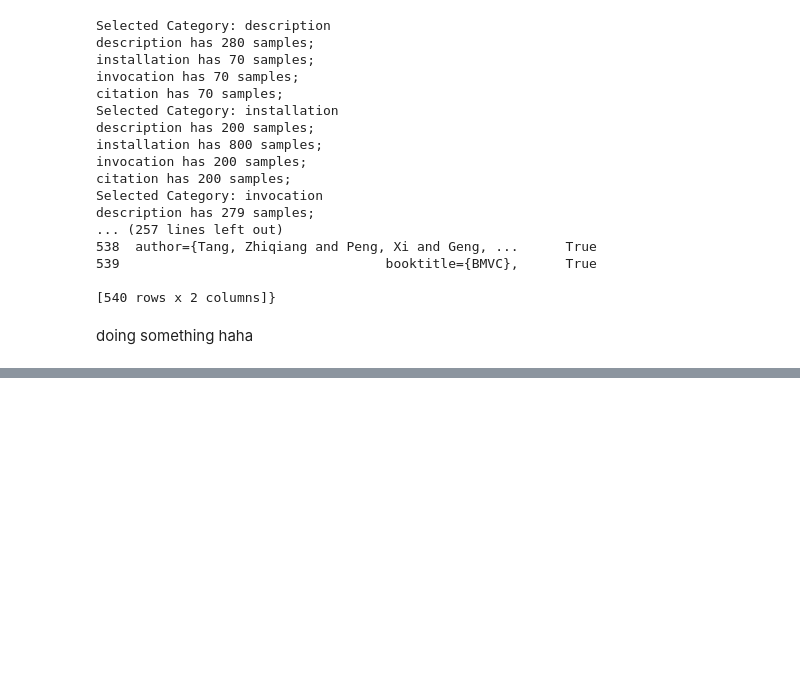
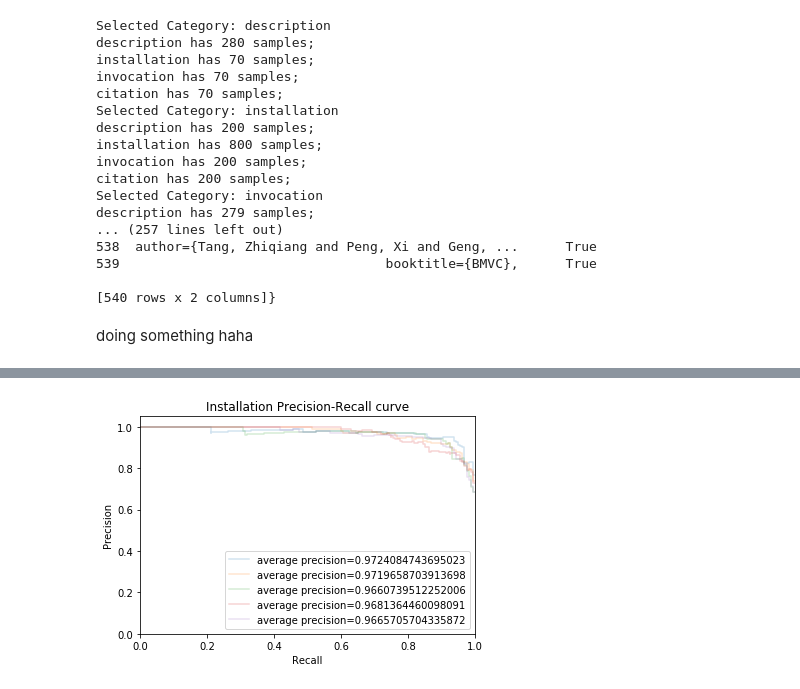
Before and after one commit to KnowledgeCaptureAndDiscovery/somef, a Jupyter notebook: experiments/TFidf-Logistic.ipynb, the cells around one changed output, grey strips where cells are left out. Cells and saved outputs as stored; diff of their text form; code cells hidden in the pictures; blank space fills up the shorter version.

```diff
--- a/experiments/TFidf-Logistic.ipynb
+++ b/experiments/TFidf-Logistic.ipynb
@@ -149,3 +167,21 @@ Installation ROC
+# %%
+for train, test in cv.split(X, y):
+    probas_ = pipeline.fit(X[train], y[train]).predict_proba(X[test])
+    precision, recall, _ = precision_recall_curve(y[test], probas_[:,1])
+
+    plt.step(recall, precision, alpha=0.2,
+             where='post', label=f'average precision={average_precision_score(y[test], probas_[:,1])}')
+
+    plt.xlabel('Recall')
+    plt.ylabel('Precision')
+    plt.ylim([0.0, 1.05])
+    plt.xlim([0.0, 1.0])
+plt.title('Installation Precision-Recall curve'.format(
+          average_precision_score(y[test], probas_[:,1])))
+plt.legend(loc="lower right")
+plt.show()
+# %% [output]
+[figure, added]
 # %%
 X = corpora['invocation'].excerpt
 y = corpora['invocation'].invocation
```
Also changed, not shown: parts of 9 cells of this notebook.
